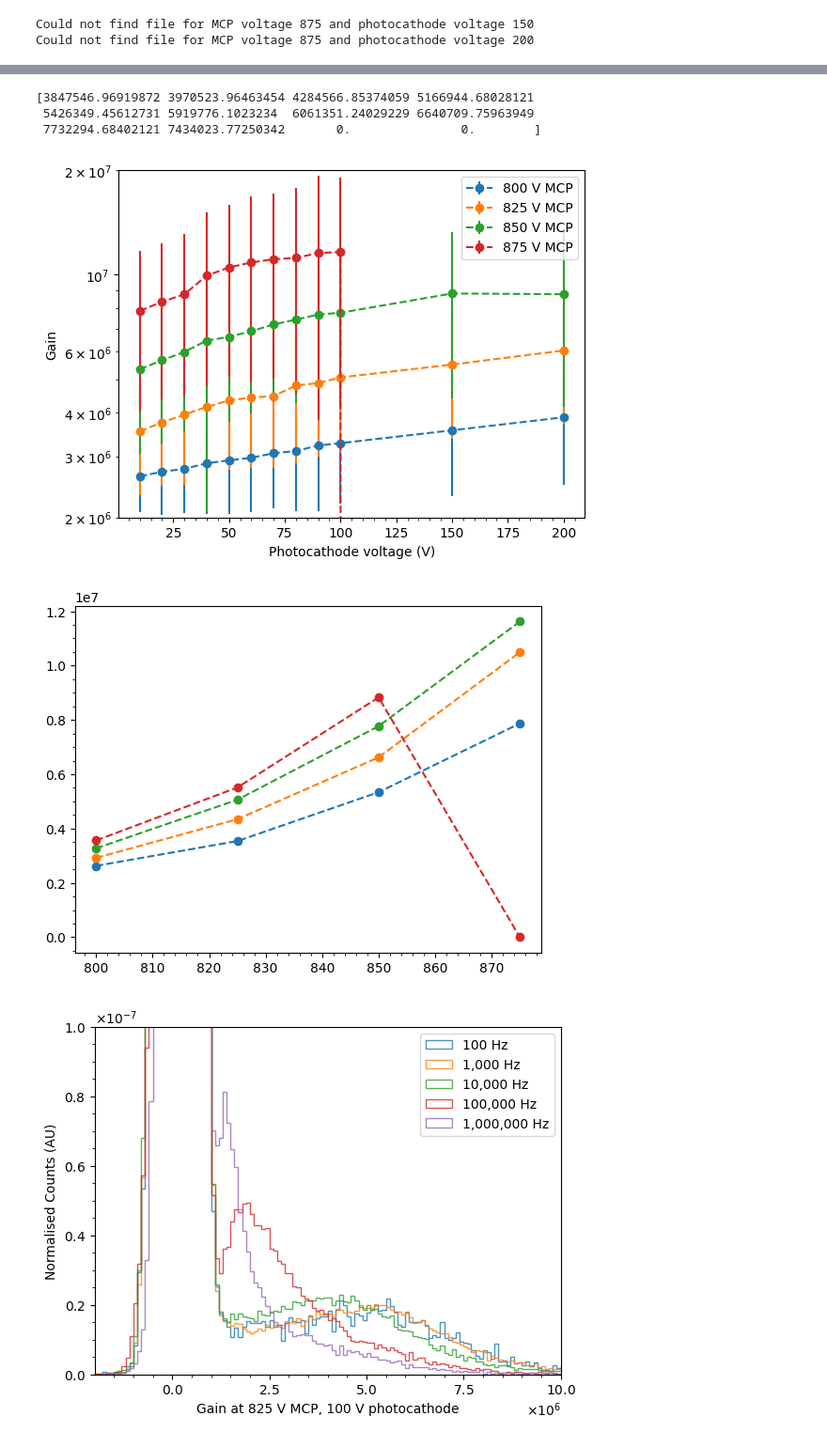
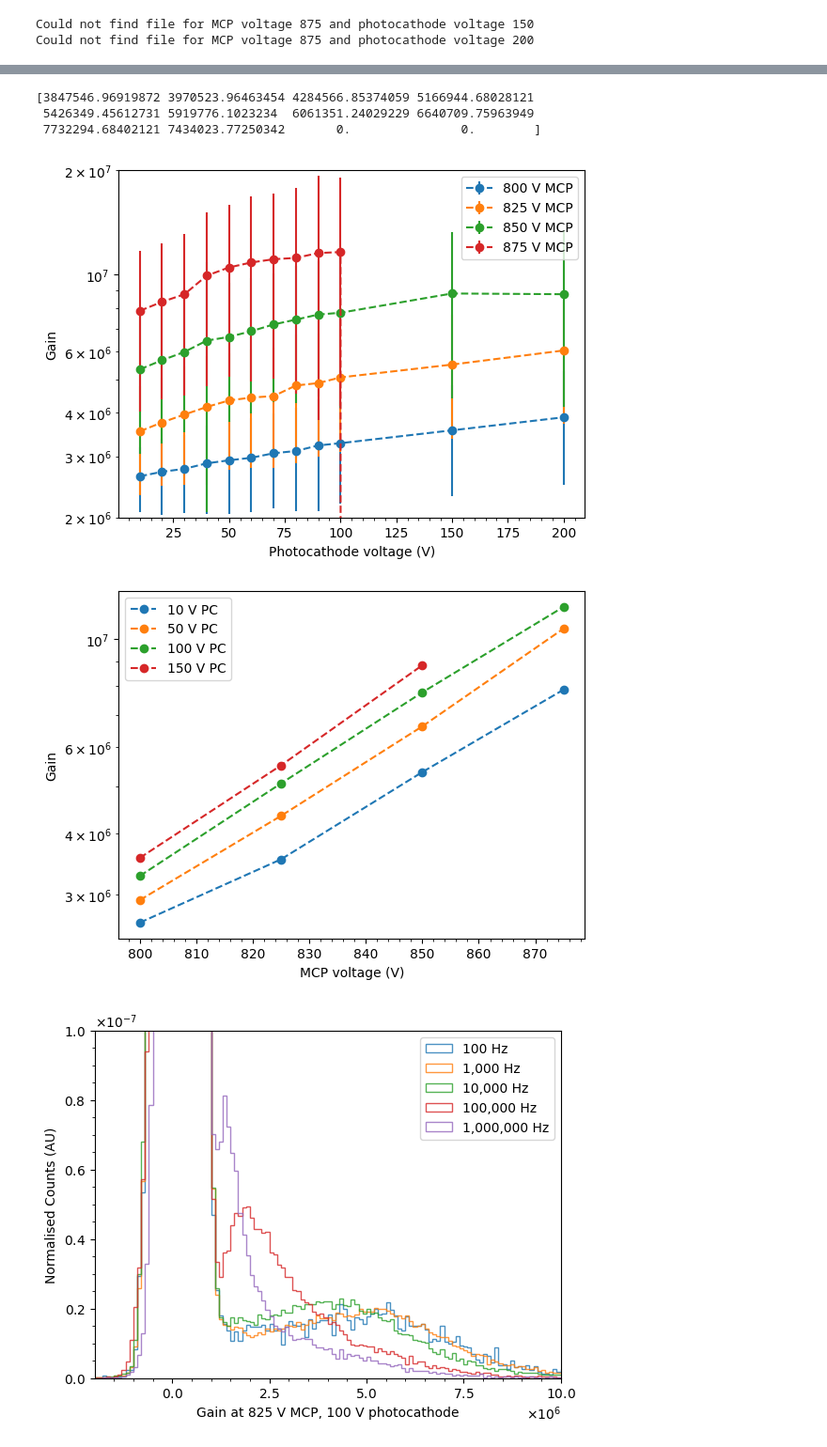
Before and after one commit to robjfoster/lappd, a Jupyter notebook: lappd/analysis/gain_analysis.ipynb, the cells around one changed output, grey strips where cells are left out. Shown at 94% size. Drawn from its saved outputs; the diff is of its cells as text; code cells hidden in the pictures.

```diff
--- a/lappd/analysis/gain_analysis.ipynb
+++ b/lappd/analysis/gain_analysis.ipynb
@@ -95,38 +97,43 @@ def get_coarse_mean(mcp, pc, pedestal):
         return 0
 
 @np.vectorize
 def get_coarse_std(mcp, pc, pedestal):
     try:
         return np.std(gain[mcp][pc][gain[mcp][pc] > pedestal])
     except KeyError:
         return 0
 
 print(get_coarse_std(875, pc_voltages, 2e6))
 plt.errorbar(pc_voltages, get_coarse_mean(800, pc_voltages, 2e6), yerr=get_coarse_std(800, pc_voltages, 2e6), linestyle="--", marker="o", label="800 V MCP")
 plt.errorbar(pc_voltages, get_coarse_mean(825, pc_voltages, 2e6), yerr=get_coarse_std(825, pc_voltages, 2e6), linestyle="--", marker="o", label="825 V MCP")
 plt.errorbar(pc_voltages, get_coarse_mean(850, pc_voltages, 2e6), yerr=get_coarse_std(850, pc_voltages, 2e6), linestyle="--", marker="o", label="850 V MCP")
 plt.errorbar(pc_voltages, get_coarse_mean(875, pc_voltages, 2e6), yerr=get_coarse_std(875, pc_voltages, 2e6), linestyle="--", marker="o", label="875 V MCP")
 plt.legend()
 plt.gca().yaxis.set_major_formatter(xfmt)
 plt.ylim(2e6, 2e7)
 plt.minorticks_on()
 plt.yscale("log")
 plt.xlabel("Photocathode voltage (V)")
 plt.ylabel("Gain")
 plt.show()
 
-plt.plot(mcp_voltages, get_coarse_mean(mcp_voltages, 10, 2e6), "o--")
-plt.plot(mcp_voltages, get_coarse_mean(mcp_voltages, 50, 2e6), "o--")
-plt.plot(mcp_voltages, get_coarse_mean(mcp_voltages, 100, 2e6), "o--")
-plt.plot(mcp_voltages, get_coarse_mean(mcp_voltages, 150, 2e6), "o--")
+plt.plot(mcp_voltages, get_coarse_mean(mcp_voltages, 10, 2e6), "o--", label="10 V PC")
+plt.plot(mcp_voltages, get_coarse_mean(mcp_voltages, 50, 2e6), "o--", label="50 V PC")
+plt.plot(mcp_voltages, get_coarse_mean(mcp_voltages, 100, 2e6), "o--", label="100 V PC")
+plt.plot(mcp_voltages[:-1], get_coarse_mean(mcp_voltages[:-1], 150, 2e6), "o--", label="150 V PC")
+plt.xlabel("MCP voltage (V)")
+plt.ylabel("Gain")
+plt.yscale("log")
 plt.minorticks_on()
+# plt.yticks(np.arange(1e6, 1.1e7, 2e6), np.arange(1e6, 1.1e7, 2e6))
+plt.legend()
 plt.show()
 # %% [output]
 [3847546.96919872 3970523.96463454 4284566.85374059 5166944.68028121
  5426349.45612731 5919776.1023234  6061351.24029229 6640709.75963949
  7732294.68402121 7434023.77250342       0.               0.        ]
 [figure]
-[figure, old version]
+[figure, new version]
 # %%
 laser_rates = [100, 1000, 10000, 100000, 1000000]
 laser_mcp = 825
```
Also changed, not shown: parts of 9 cells of this notebook, 5 other files.
